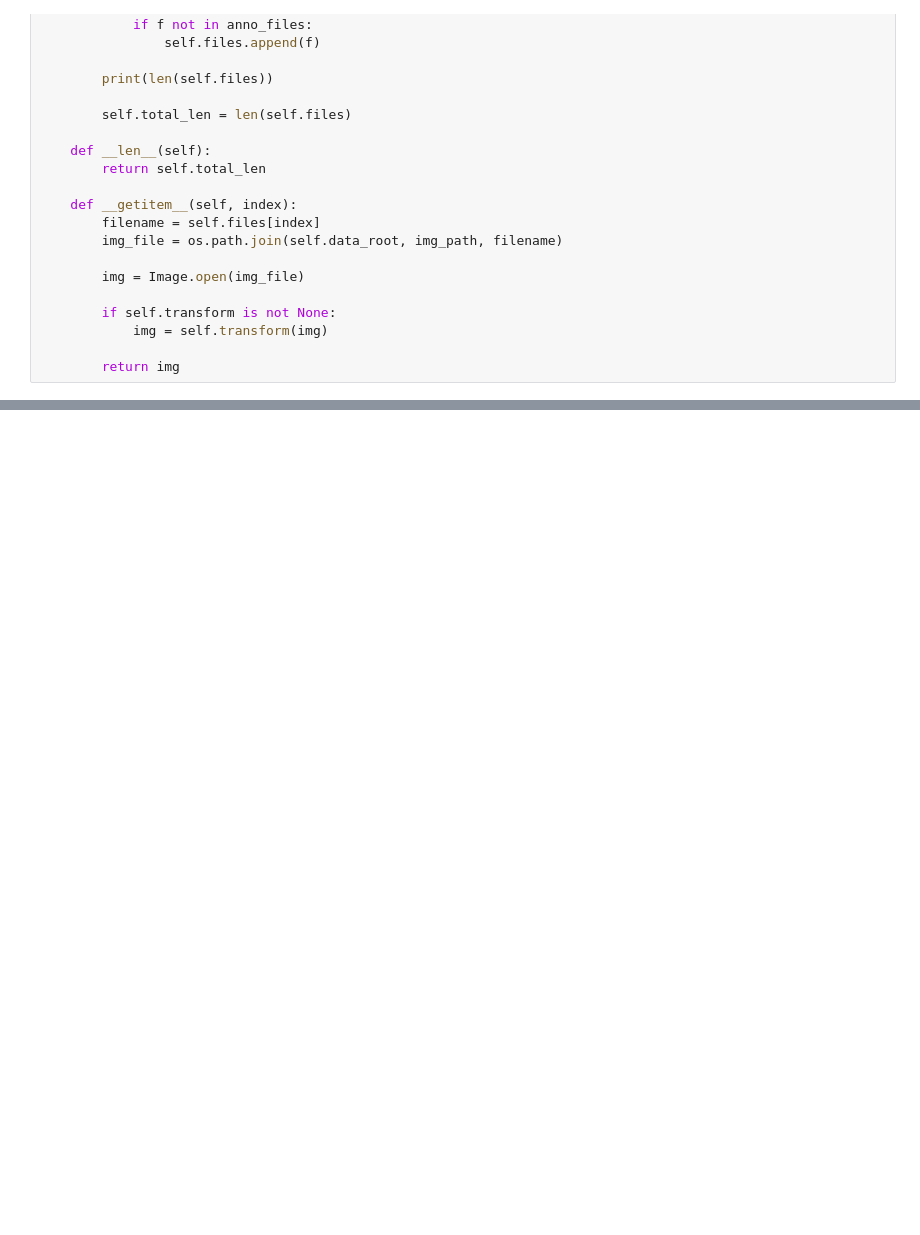
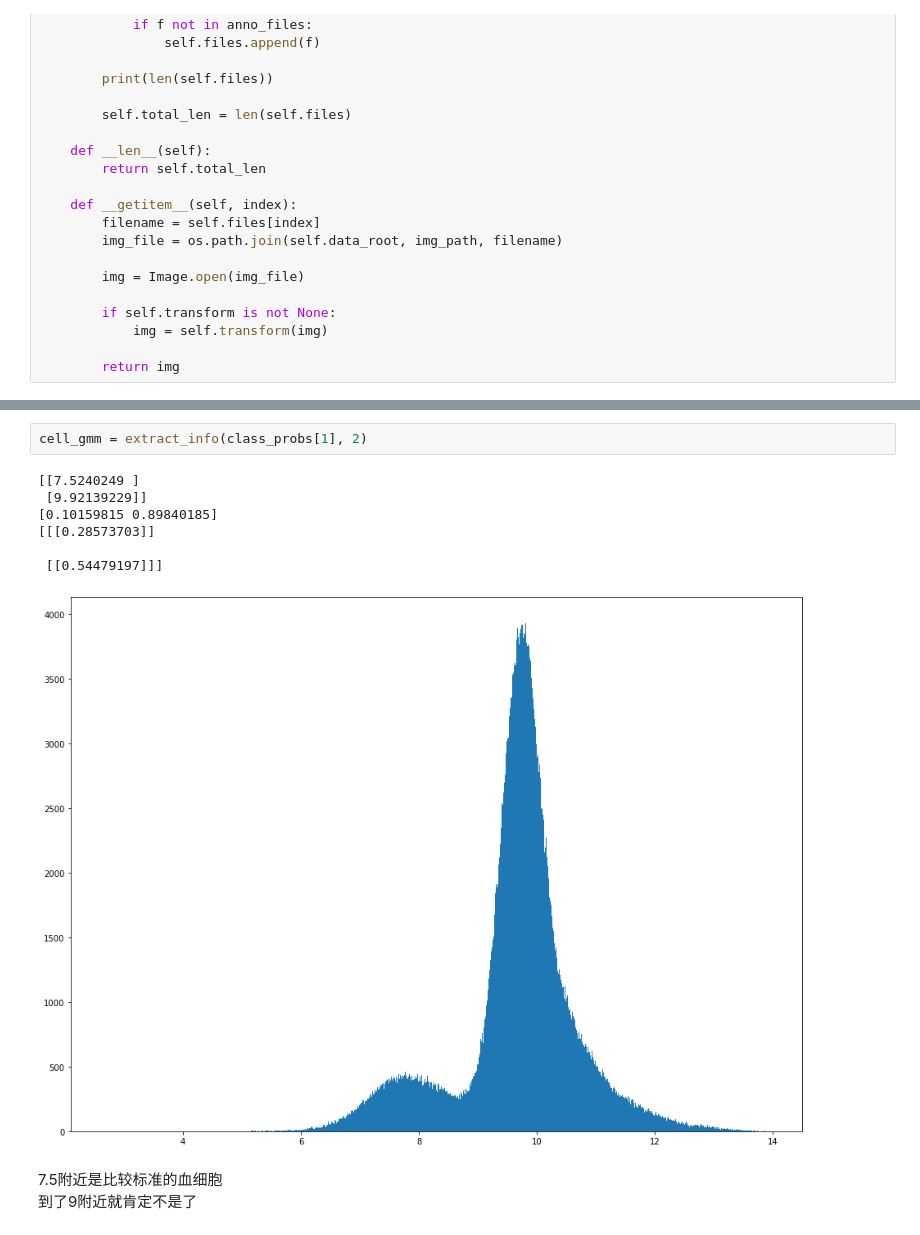
Before and after one commit to xiedidan/chromosome-classifier, a Jupyter notebook: classifier.ipynb, the cells around one changed output, grey strips where cells are left out. Cells and saved outputs as stored; diff of their text form; blank space fills up the shorter version.

```diff
--- a/classifier.ipynb
+++ b/classifier.ipynb
@@ -644,0 +757,13 @@ BrokenPipeError: [Errno 32] Broken pipe
+# %%
+cell_gmm = extract_info(class_probs[1], 2)
+# %% [output]
+[[7.5240249 ]
+ [9.92139229]]
+[0.10159815 0.89840185]
+[[[0.28573703]]
+
+ [[0.54479197]]]
+[figure, added]
+# %% [markdown]
+7.5附近是比较标准的血细胞
+到了9附近就肯定不是了
```
Also changed, not shown: parts of 28 cells of this notebook, 2 other files.
